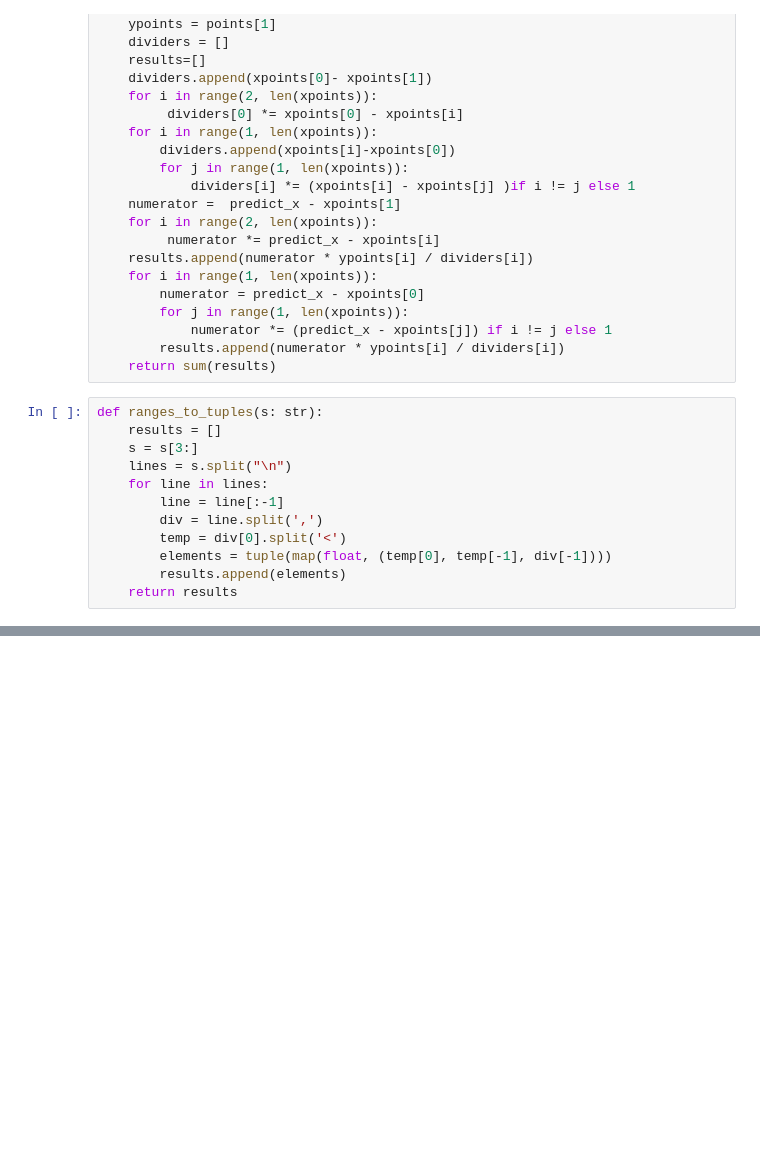
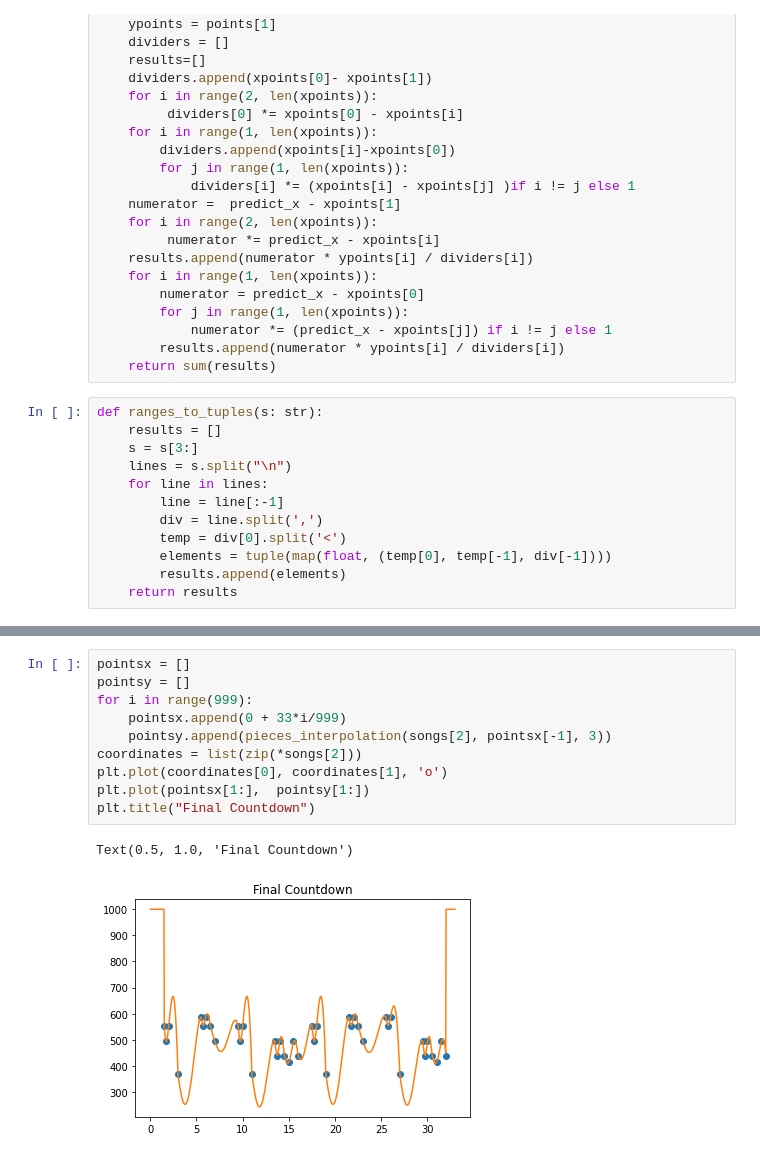
Before and after one commit to numpyers/HarmoNice, a Jupyter notebook: Interpolation.ipynb, the cells around one changed output, grey strips where cells are left out. Saved outputs shown, nothing was run; the diff lists cells and outputs as text; blank space fills up the shorter version.

```diff
--- a/Interpolation.ipynb
+++ b/Interpolation.ipynb
@@ -89,0 +93,13 @@ plt.plot(predictX, results[2][1], 'o')
+# %%
+pointsx = []
+pointsy = []
+for i in range(999):
+    pointsx.append(0 + 33*i/999)
+    pointsy.append(pieces_interpolation(songs[2], pointsx[-1], 3))
+coordinates = list(zip(*songs[2]))
+plt.plot(coordinates[0], coordinates[1], 'o')
+plt.plot(pointsx[1:],  pointsy[1:])
+plt.title("Final Countdown")
+# %% [output]
+Text(0.5, 1.0, 'Final Countdown')
+[figure, added]
```
Also changed, not shown: parts of 15 cells of this notebook, 1 other file.
